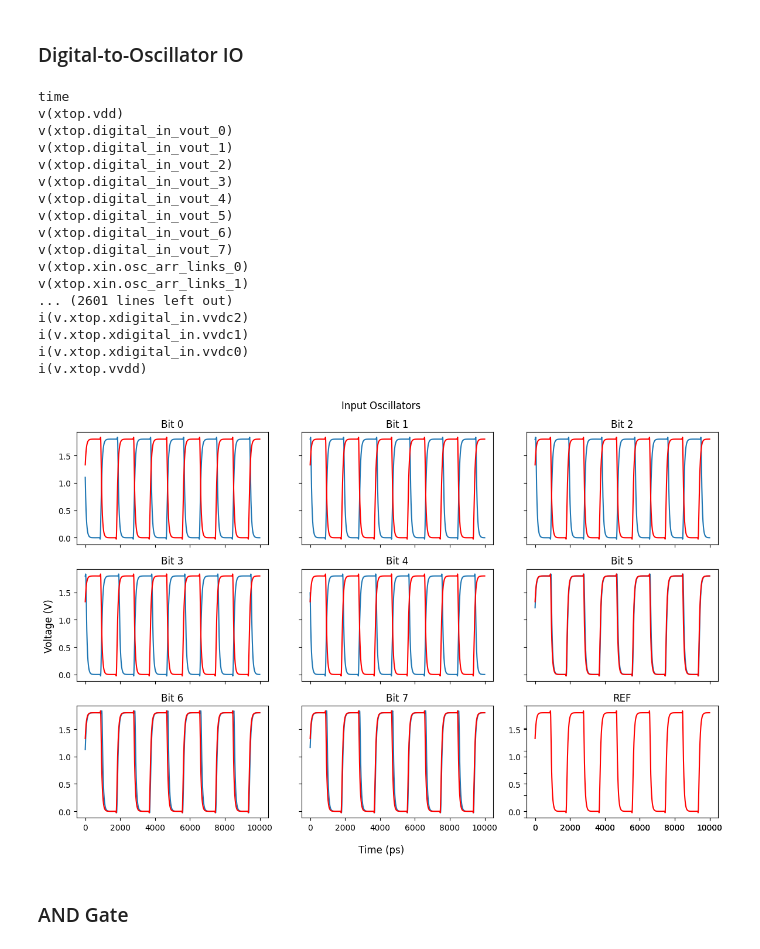
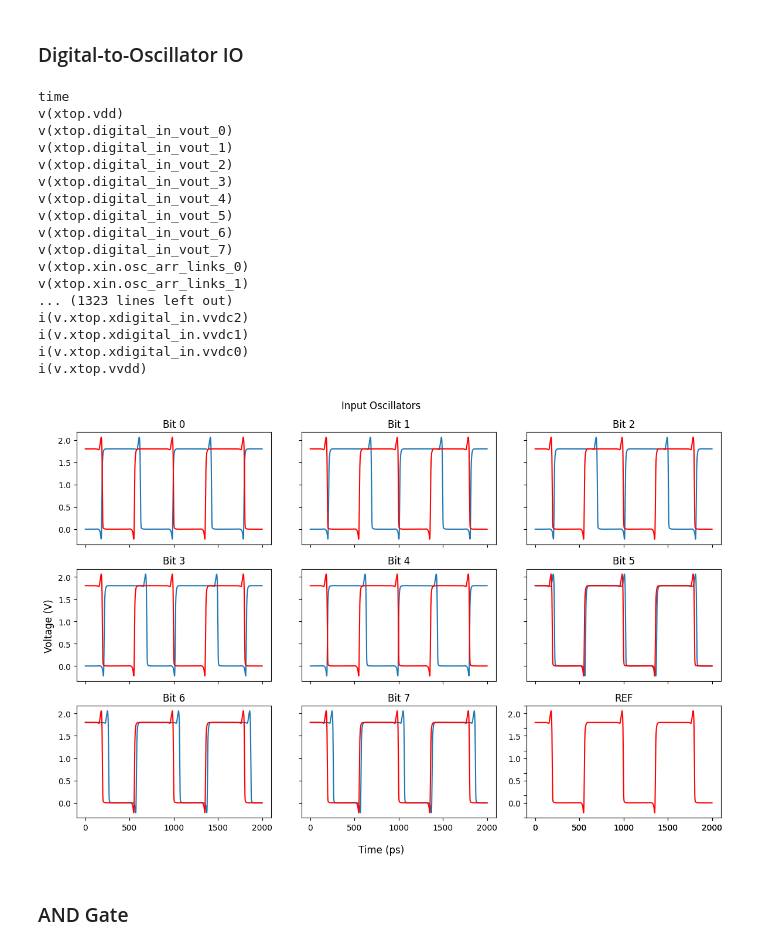
Before and after one commit to ThomasPluck/wobblchip, a Jupyter notebook: sim/unit_validation.ipynb, the cells around one changed output. Drawn from its saved outputs; the diff is of its cells as text; code cells hidden in the pictures.

```diff
--- a/sim/unit_validation.ipynb
+++ b/sim/unit_validation.ipynb
@@ -415,7 +415,7 @@ class oAND_Sim:
         REF = h.Signal()
         vout = h.Signal(width=8)
 
-        stages = 31
+        stages = 9
 
         # Instantiate input vsources and oscillators and output phase detector
         DIGITAL_IN = digital_signal(width=8,inp=31)(VSS=VSS)
@@ -453,7 +453,7 @@ v(xtop.digital_in_vout_6)
 v(xtop.digital_in_vout_7)
 v(xtop.xin.osc_arr_links_0)
 v(xtop.xin.osc_arr_links_1)
-... (2601 lines left out)
+... (1323 lines left out)
 i(v.xtop.xdigital_in.vvdc2)
 i(v.xtop.xdigital_in.vvdc1)
 i(v.xtop.xdigital_in.vvdc0)
@@ -463,7 +463,7 @@ import matplotlib.pyplot as plt
 
 fig, axs = plt.subplots(3, 3, figsize=(12, 8), sharex=True)
 
-start = -10000
+start = -2000
 stop = -1
 
 axs[0, 0].plot(op.data['v(xtop.vout_0)'][start:stop])
@@ -497,34 +497,34 @@ axs[2, 0].set_title('Bit 6')
 axs[2, 1].plot(op.data['v(xtop.vout_7)'][start:stop])
 axs[2, 1].plot(op.data['v(xtop.ref)'][start:stop],color='red')
 axs[2, 1].set_title('Bit 7')
 
 # Create a new subplot for REF
 ax_ref = fig.add_subplot(3, 3, 9)
 ax_ref.plot(op.data['v(xtop.ref)'][start:stop],color='red')
 ax_ref.set_title('REF')
 
 # Remove x-axis labels from all but the last row of subplots
 for ax in axs.flat:
     if ax != axs[-1, 0] and ax != axs[-1, 1] and ax != axs[-1, 2]:
         ax.label_outer()
 
 # Remove y-axis labels from all but the first column of subplots
 for ax in axs.flat:
     if ax != axs[0, 0] and ax != axs[1, 0] and ax != axs[2, 0]:
         ax.label_outer()
 
 # Set common x and y labels
 fig.supxlabel('Time (ps)')
 fig.supylabel('Voltage (V)')
 
 # Add a legend to the last subplot (bottom-right corner)
 axs[-1, -1].legend([f"bit {i}" for i in range(8)] + ['VDD'])
 
 plt.suptitle('Input Oscillators')
 plt.tight_layout()
 plt.show()
 # %% [output]
-[figure, old version]
+[figure, new version]
 # %% [markdown]
 ### AND Gate
 # %%
```
Also changed, not shown: 4 other files.
